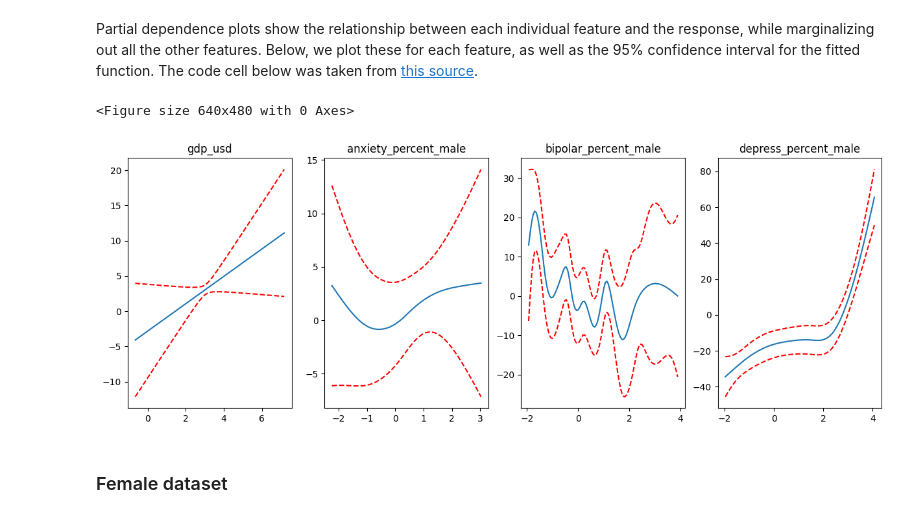
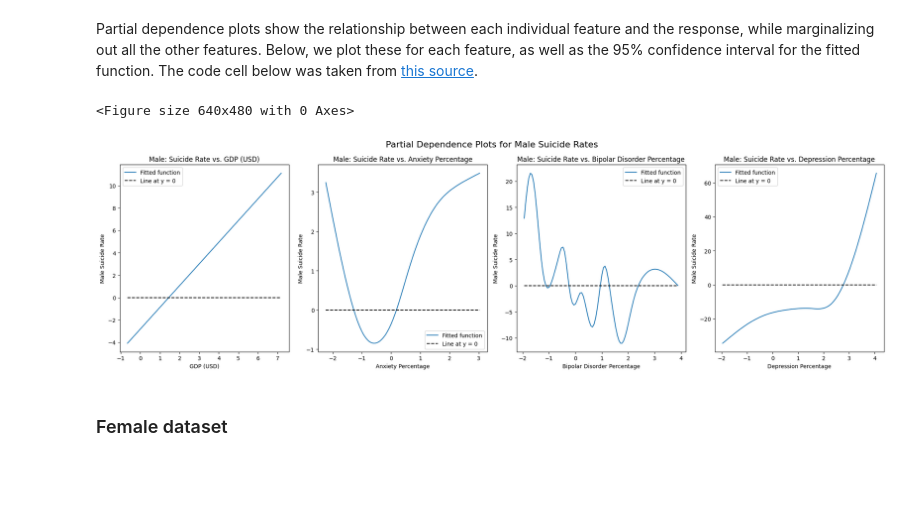
Before and after one commit to David-S-2002/predicting_suicide_rates, a Jupyter notebook: predicting_suicide_rates_new.ipynb, the cells around one changed output. Drawn from its saved outputs; the diff is of its cells as text; code cells hidden in the pictures; blank space fills up the shorter version.

Commit message:
Make dataset for PCA and finalize GAM plots

```diff
--- a/predicting_suicide_rates_new.ipynb
+++ b/predicting_suicide_rates_new.ipynb
@@ -497,19 +548,24 @@ Partial dependence plots show the relationship between each individual feature a
 # %%
 plt.figure();
 fig, axs = plt.subplots(1,4);
-fig.set_size_inches(15, 5);
+fig.set_size_inches(20, 6);
+fig.set_tight_layout(tight=True,)
+fig.suptitle("Partial Dependence Plots for Male Suicide Rates", fontsize=16)
 
-titles = list(X_train_male_scaled.columns)
+cols = list(X_train_male_scaled.columns)
+titles = ["GDP (USD)", "Anxiety Percentage", "Bipolar Disorder Percentage", "Depression Percentage"]
+
 for i, ax in enumerate(axs):
     XX = male_gam.generate_X_grid(term=i)
-    ax.plot(XX[:, i], male_gam.partial_dependence(term=i, X=XX))
-    ax.plot(XX[:, i], male_gam.partial_dependence(term=i, X=XX, width=.95)[1], c='r', ls='--')
-    # if i == 0:
-    #     ax.set_ylim(-30,30)
-    ax.set_title(titles[i]);
+    ax.plot(XX[:, i], male_gam.partial_dependence(term=i, X=XX), label="Fitted function", linewidth=1.5)
+    ax.hlines(y=0, xmin=min(X_train_male_scaled[cols[i]]), xmax=max(X_train_male_scaled[cols[i]]), colors="black", linestyles='--', label="Line at y = 0")
+    ax.legend()
+    ax.set_title(f"Male: Suicide Rate vs. {titles[i]}");
+    ax.set_xlabel(titles[i])
+    ax.set_ylabel("Male Suicide Rate")
 # %% [output]
 <Figure size 640x480 with 0 Axes>
-[figure, old version]
+[figure, new version]
 # %% [markdown]
 ### Female dataset
 # %% [markdown]
```
Also changed, not shown: parts of 13 cells of this notebook.
